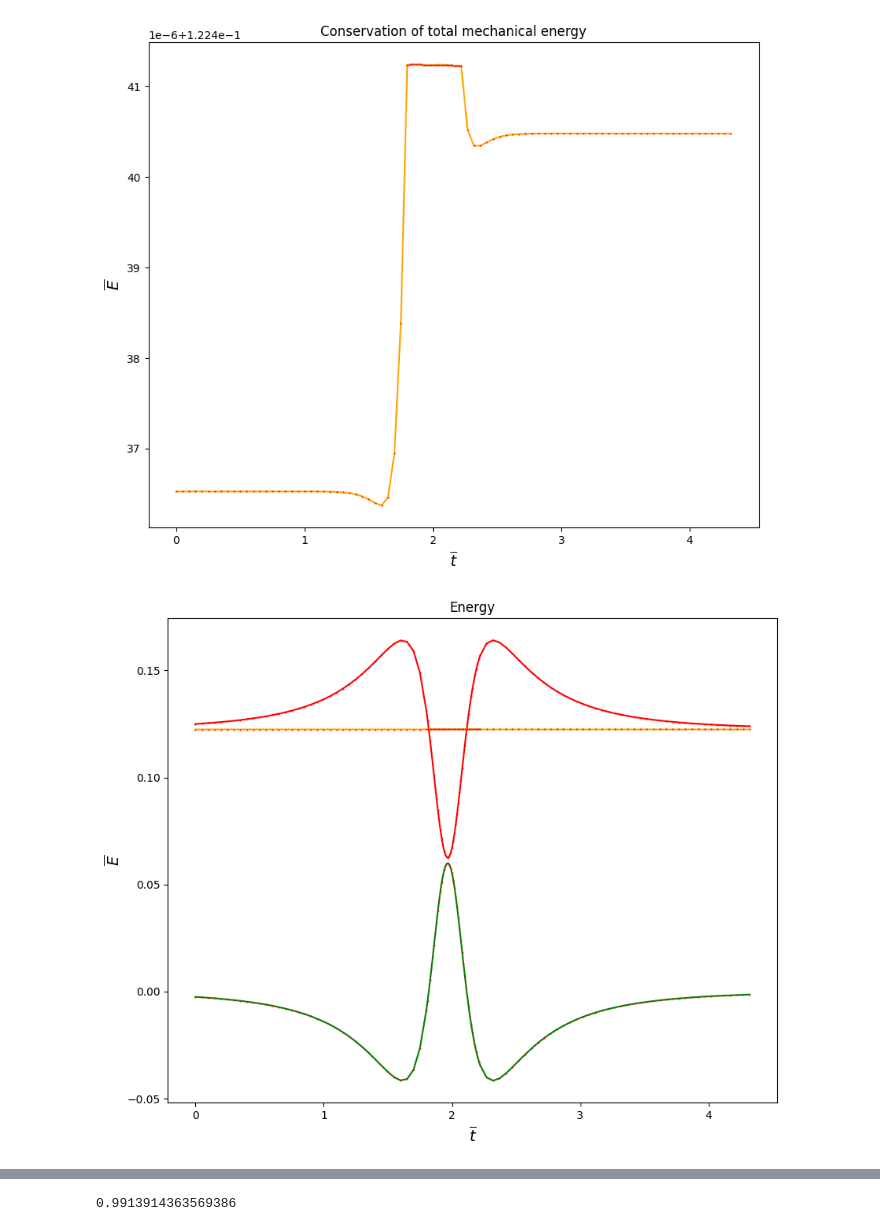
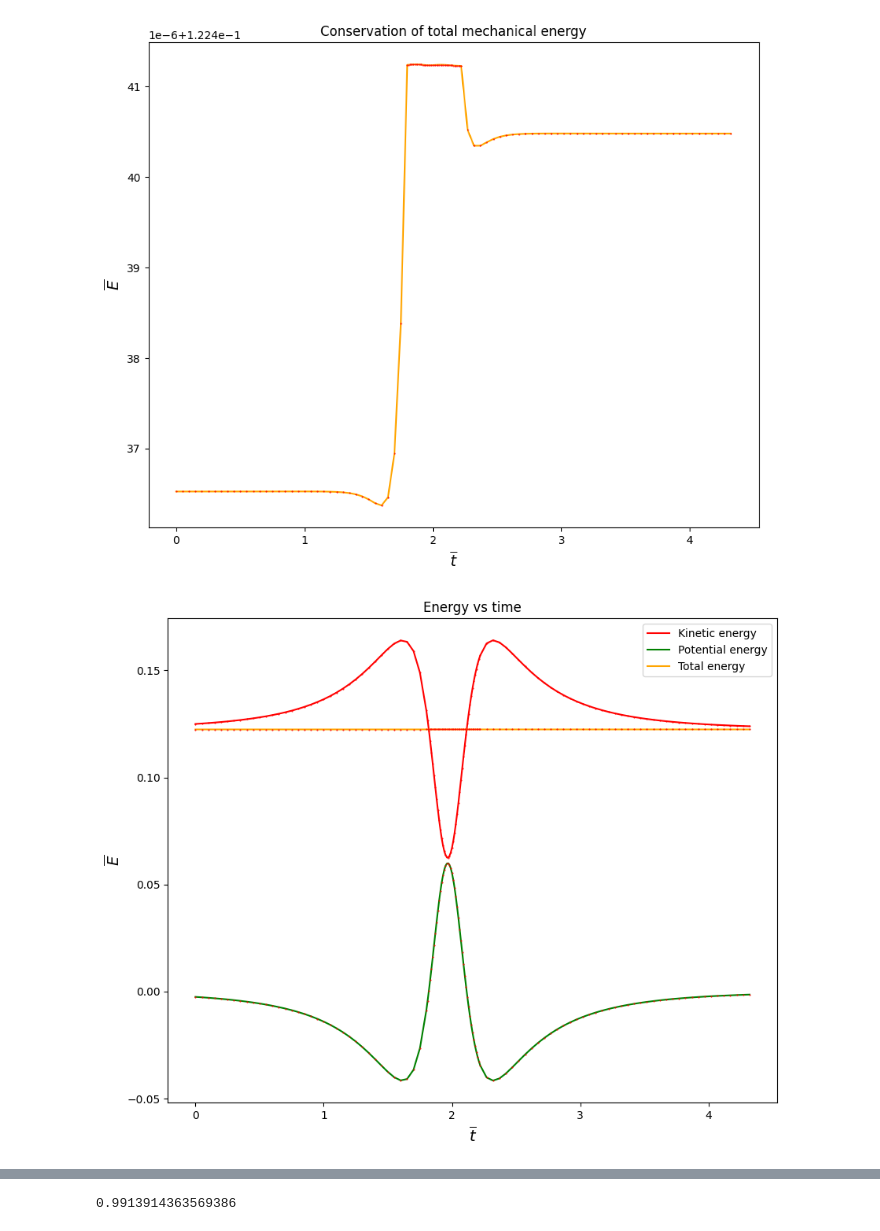
Before and after one commit to AndresGuarin/JupyterCodes, a Jupyter notebook: Computational Physics/LennardJonesGas/gas_dynamics.ipynb, the cells around one changed output, grey strips where cells are left out. Cells and saved outputs as stored; diff of their text form; code cells hidden in the pictures.

```diff
--- a/Computational Physics/LennardJonesGas/gas_dynamics.ipynb
+++ b/Computational Physics/LennardJonesGas/gas_dynamics.ipynb
@@ -20,13 +32,14 @@ With this definitions we have
 $$ \frac{d^2\vec{r}'_{i}}{d \bar{t}^2}=\sum\limits_{j=1}^{N}\left(\frac{2}{\bar{r}_{ij}^{13}}-\frac{1}{\bar{r}_{ij}^7} \right) \hat{r}'_{ij}$$
 # %%
 class LJGas:
-    def __init__(self,h=0.05,N=100,Np=2,R0=1.05,h0=0.01):
+    def __init__(self,h=0.05,N=100,Np=2,R0=1.05,h0=0.01,verbose=False):
         # Dynamic parameters
         self.h = h  # Time lapse between steps
         self.N = N   # Number of steps
         self.Np = Np    # Number of particles
 
         self.h1 = self.h
+        self.verbose = verbose
 
         # Control parameters
         self.R0 = R0                        # Distance of contact
@@ -77,11 +90,11 @@ class LJGas:
             if np.max(F1) >= self.F0:
                 self.h = self.h0
                 self.aux = 1
-                print('here',i,self.h)
+                if self.verbose: print('here',i,self.h)
             else:
                 self.h = self.h1
                 if self.aux ==1:
-                    print('here',i,self.h)
+                    if self.verbose: print('here',i,self.h)
                     self.aux = 2
             self.Lh[i+1] = self.h
 
@@ -156,7 +171,7 @@ Y0 = np.array([0,0])
 Vx0 = np.array([0.5,0])
 Vy0 = np.array([0,0])
 
-sim = LJGas(h,N,Np,R0,h0)
+sim = LJGas(h,N,Np,R0,h0,verbose=True)
 s = sim.simulate([X0,Y0,Vx0,Vy0])
 
 self1 = sim.get_self()
@@ -246,17 +266,19 @@ plt.show()
 # %%
 Ek, V, Em  = sim.get_Energy(s)
 
 plt.figure(figsize=(10,8))
-plt.title('Energy')
+plt.title('Energy vs time')
 plt.ylabel(r'$\overline{E}$',fontsize=14)
 plt.xlabel(r'$\overline{t}$',fontsize=14)
-plt.plot(time, Ek,'-',color='red') ;plt.plot(time, Ek,'o',color='red', ms=0.5)
-plt.plot(time, V,'-',color='green') ;plt.plot(time, V,'o',color='red', ms=0.5)
-plt.plot(time, Em,'-',color='orange') ;plt.plot(time, Em,'o',color='red', ms=0.5)
+plt.plot(time, Ek,'-',color='red',label = 'Kinetic energy') ;plt.plot(time, Ek,'o',color='red', ms=0.5)
+plt.plot(time, V,'-',color='green',label = 'Potential energy') ;plt.plot(time, V,'o',color='red', ms=0.5)
+plt.plot(time, Em,'-',color='orange',label = 'Total energy') ;plt.plot(time, Em,'o',color='red', ms=0.5)
+plt.legend()
+plt.savefig('images/2ParticlesGas/energy_vs_time.png',dpi=350)
 #plt.ylim(-0.2,4.2)
 plt.show()
 # %% [output]
-[figure, old version]
+[figure, new version]
 # %%
 X1 = s[0][:,0]
 X2 = s[0][:,1]
```
Also changed, not shown: parts of 12 cells of this notebook, 6 other files.
